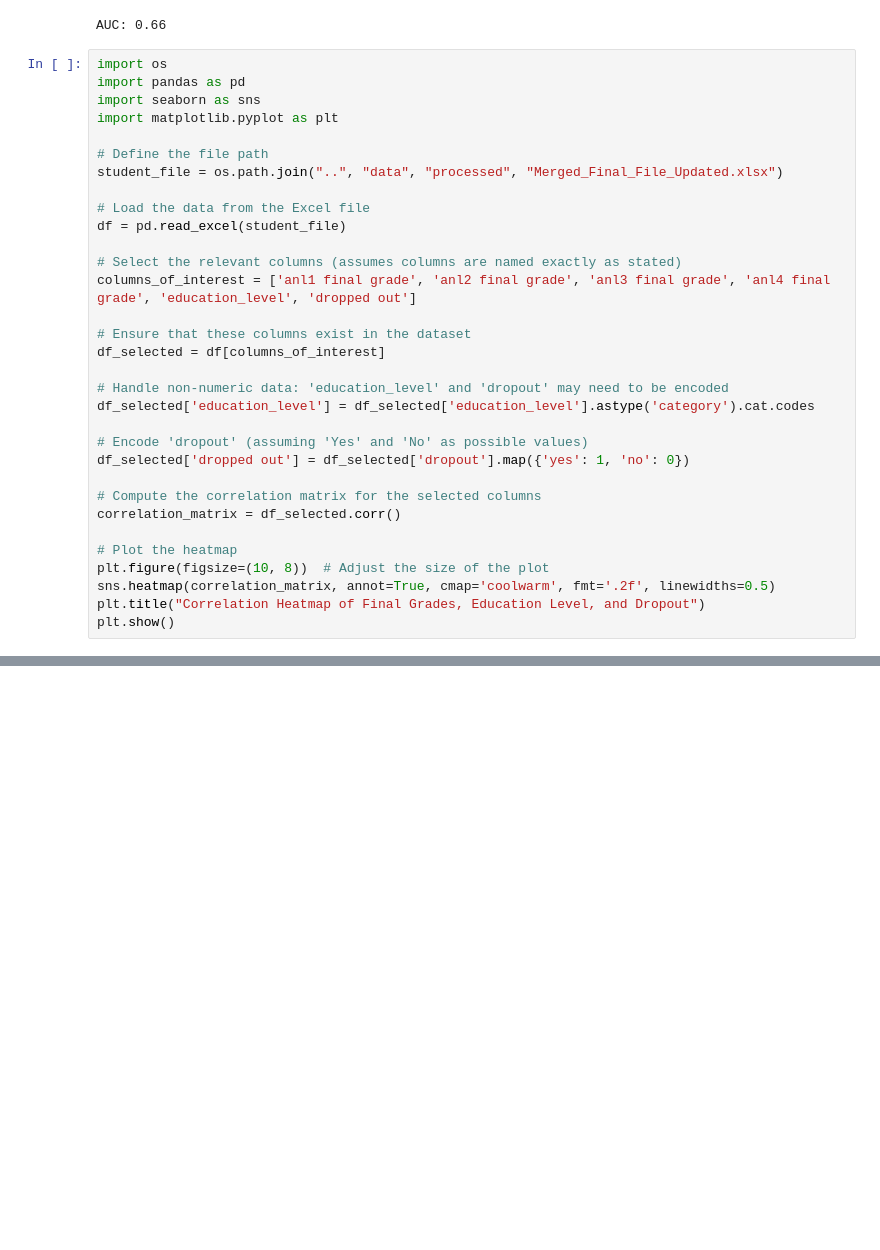
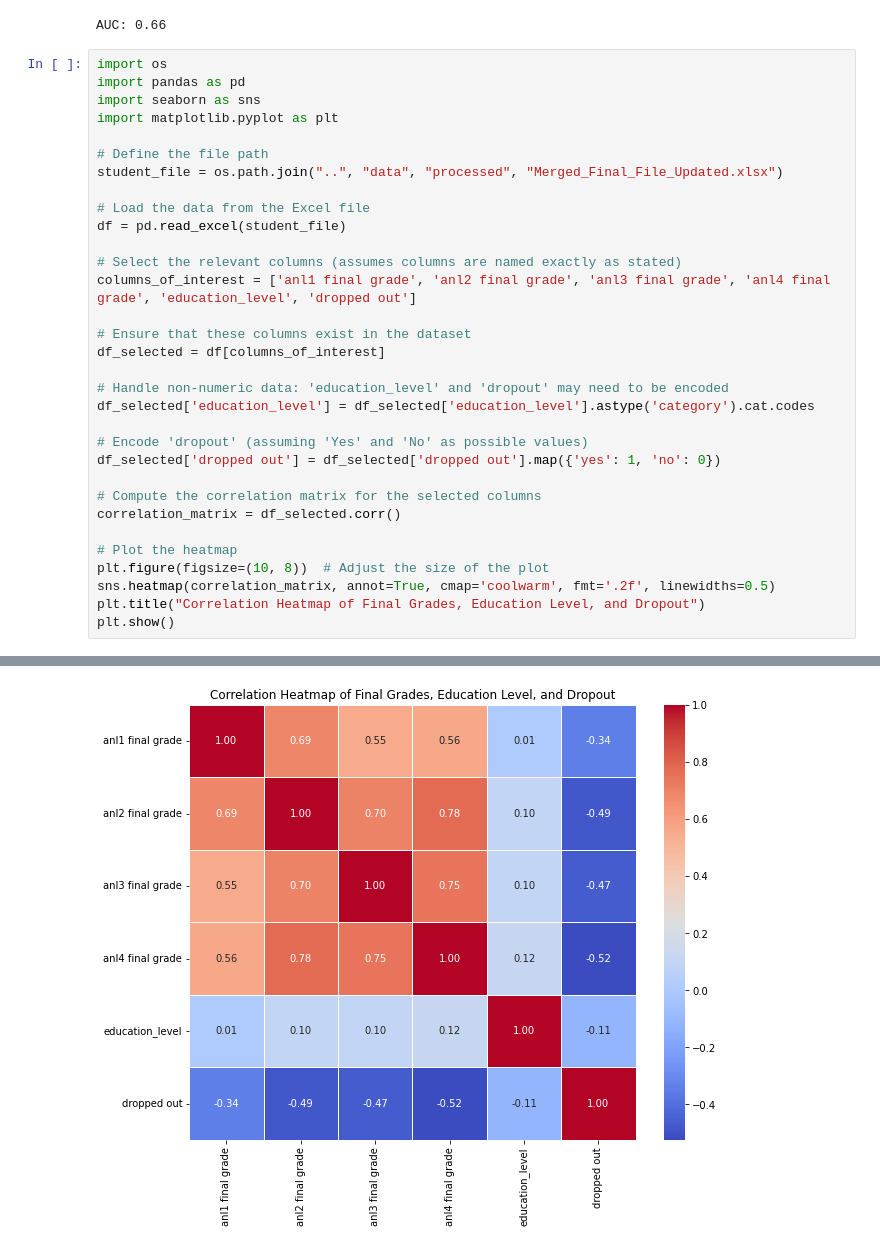
Before and after one commit to JQ69420/DsAnalysisProject, a Jupyter notebook: notebooks/randomforest.ipynb, the cells around one changed output, grey strips where cells are left out. Saved outputs shown, nothing was run; the diff lists cells and outputs as text; blank space fills up the shorter version.

```diff
--- a/notebooks/randomforest.ipynb
+++ b/notebooks/randomforest.ipynb
@@ -278,7 +278,7 @@ df_selected = df[columns_of_interest]
 df_selected['education_level'] = df_selected['education_level'].astype('category').cat.codes
 
 # Encode 'dropout' (assuming 'Yes' and 'No' as possible values)
-df_selected['dropped out'] = df_selected['dropout'].map({'yes': 1, 'no': 0})
+df_selected['dropped out'] = df_selected['dropped out'].map({'yes': 1, 'no': 0})
 
 # Compute the correlation matrix for the selected columns
 correlation_matrix = df_selected.corr()
@@ -292,0 +302 @@ KeyError: "['dropout'] not in index"
+[figure, added]
```
Also changed, not shown: parts of 6 cells of this notebook, 6 other files.
